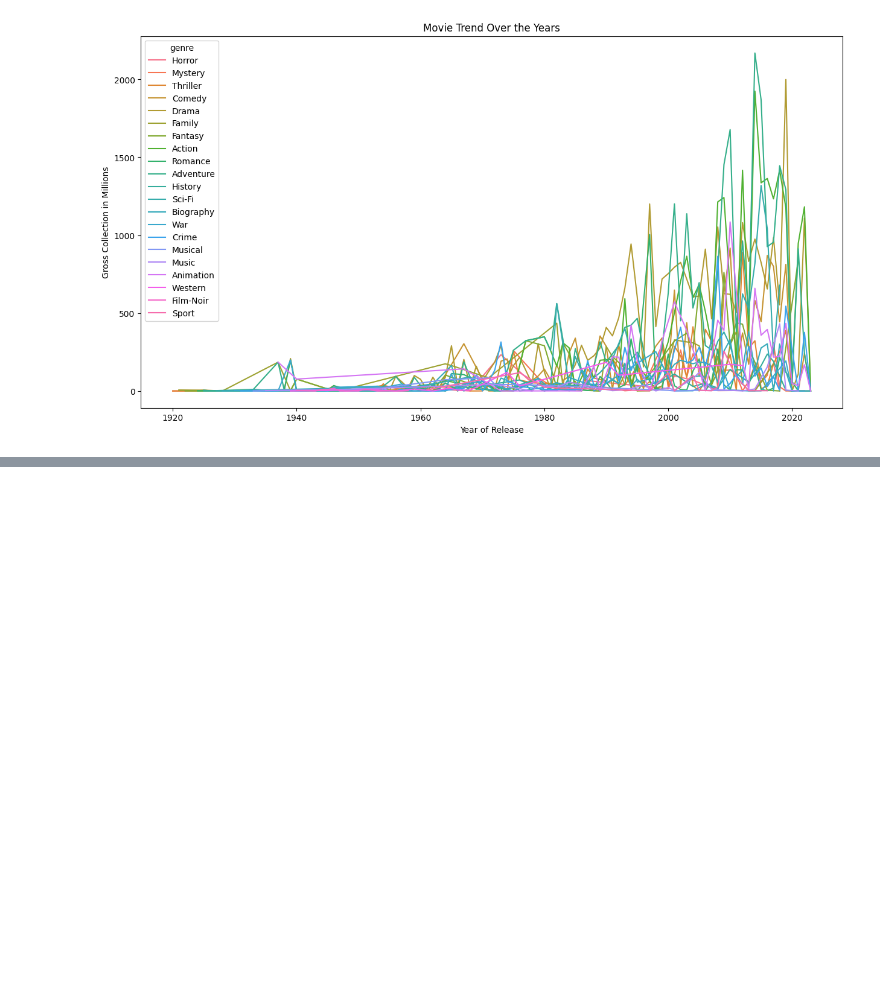
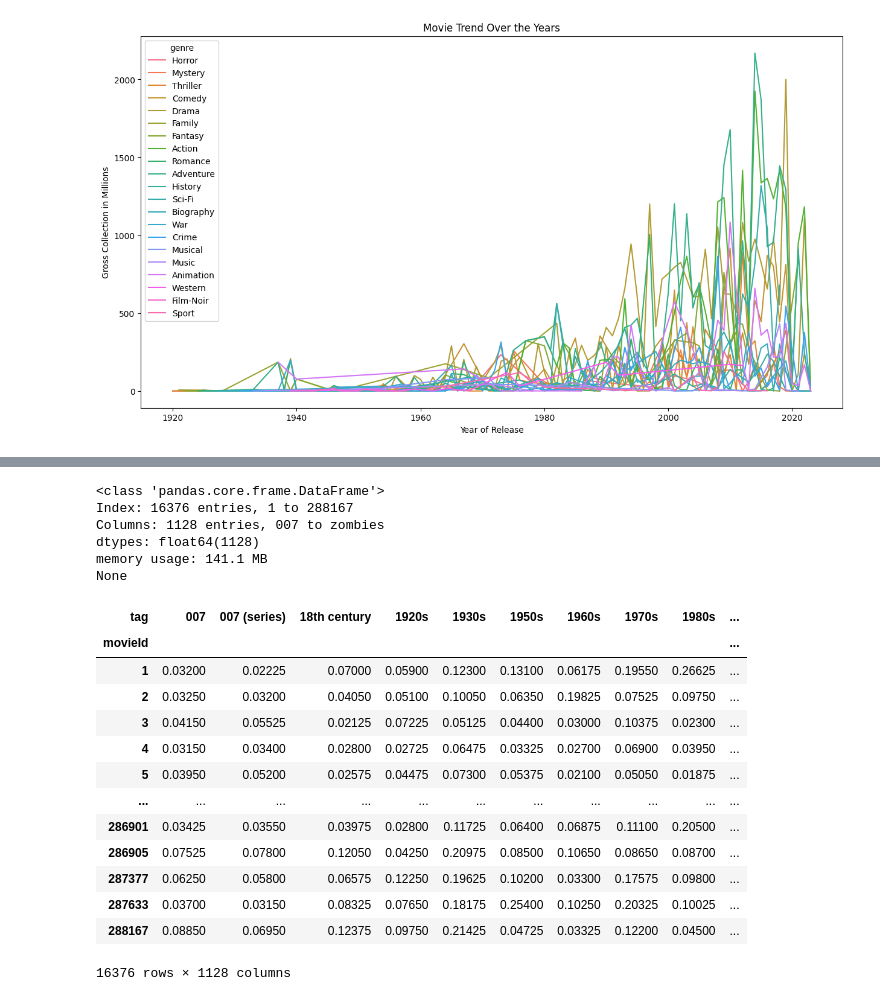
Before and after one commit to foxyreign/AAA_Movie, a Jupyter notebook: Data_Strategy_Plan_for_AAA.ipynb, the cells around one changed output, grey strips where cells are left out. Drawn from its saved outputs; the diff is of its cells as text; code cells hidden in the pictures; blank space fills up the shorter version.

```diff
--- a/Data_Strategy_Plan_for_AAA.ipynb
+++ b/Data_Strategy_Plan_for_AAA.ipynb
@@ -366,0 +463,28 @@ genre_trend.set(xlabel='Year of Release',ylabel='Gross Collection in Millions',
+# %%
+# Merge df and genome_scores
+genome = pd.merge(genome_tags, genome_scores, on='tagId')
+genome = genome.pivot(index=['movieId'],columns='tag',values='relevance')
+
+print(genome.info())
+genome
+# %% [output]
+<class 'pandas.core.frame.DataFrame'>
+Index: 16376 entries, 1 to 288167
+Columns: 1128 entries, 007 to zombies
+dtypes: float64(1128)
+memory usage: 141.1 MB
+None
+| tag | 007 | 007 (series) | 18th century | 1920s | 1930s | 1950s | 1960s | 1970s | 1980s | ... |
+| movieId |  |  |  |  |  |  |  |  |  | ... |
+| 1 | 0.03200 | 0.02225 | 0.07000 | 0.05900 | 0.12300 | 0.13100 | 0.06175 | 0.19550 | 0.26625 | ... |
+| 2 | 0.03250 | 0.03200 | 0.04050 | 0.05100 | 0.10050 | 0.06350 | 0.19825 | 0.07525 | 0.09750 | ... |
+| 3 | 0.04150 | 0.05525 | 0.02125 | 0.07225 | 0.05125 | 0.04400 | 0.03000 | 0.10375 | 0.02300 | ... |
+| 4 | 0.03150 | 0.03400 | 0.02800 | 0.02725 | 0.06475 | 0.03325 | 0.02700 | 0.06900 | 0.03950 | ... |
+| 5 | 0.03950 | 0.05200 | 0.02575 | 0.04475 | 0.07300 | 0.05375 | 0.02100 | 0.05050 | 0.01875 | ... |
+| ... | ... | ... | ... | ... | ... | ... | ... | ... | ... | ... |
+| 286901 | 0.03425 | 0.03550 | 0.03975 | 0.02800 | 0.11725 | 0.06400 | 0.06875 | 0.11100 | 0.20500 | ... |
+| 286905 | 0.07525 | 0.07800 | 0.12050 | 0.04250 | 0.20975 | 0.08500 | 0.10650 | 0.08650 | 0.08700 | ... |
+| 287377 | 0.06250 | 0.05800 | 0.06575 | 0.12250 | 0.19625 | 0.10200 | 0.03300 | 0.17575 | 0.09800 | ... |
+| 287633 | 0.03700 | 0.03150 | 0.08325 | 0.07650 | 0.18175 | 0.25400 | 0.10250 | 0.20325 | 0.10025 | ... |
+| 288167 | 0.08850 | 0.06950 | 0.12375 | 0.09750 | 0.21425 | 0.04725 | 0.03325 | 0.12200 | 0.04500 | ... |
+16376 rows × 1128 columns
```
Also changed, not shown: parts of 19 cells of this notebook.
